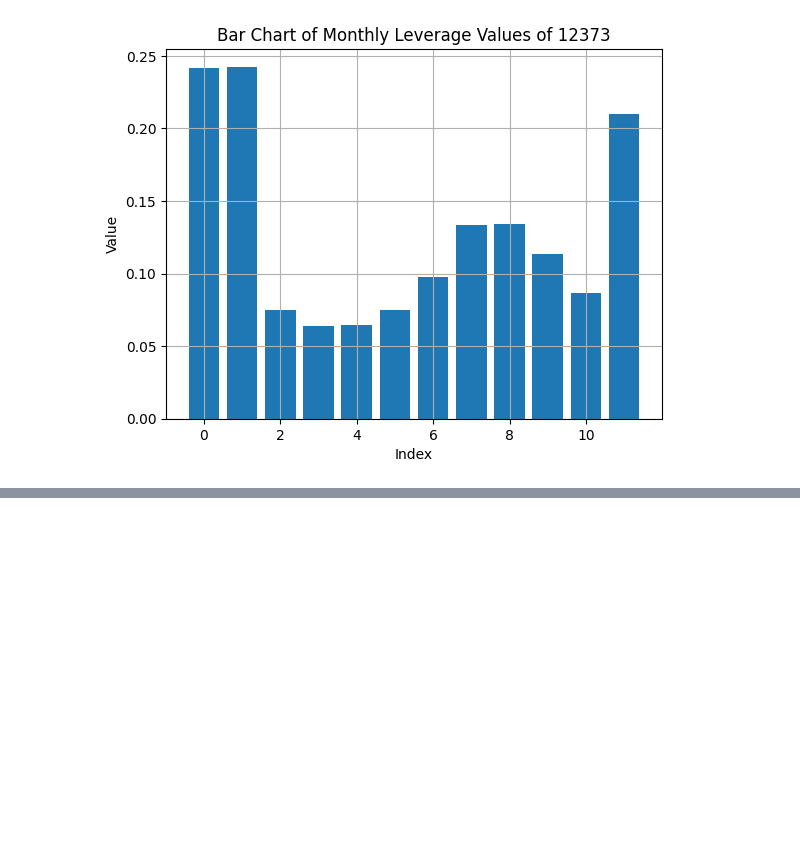
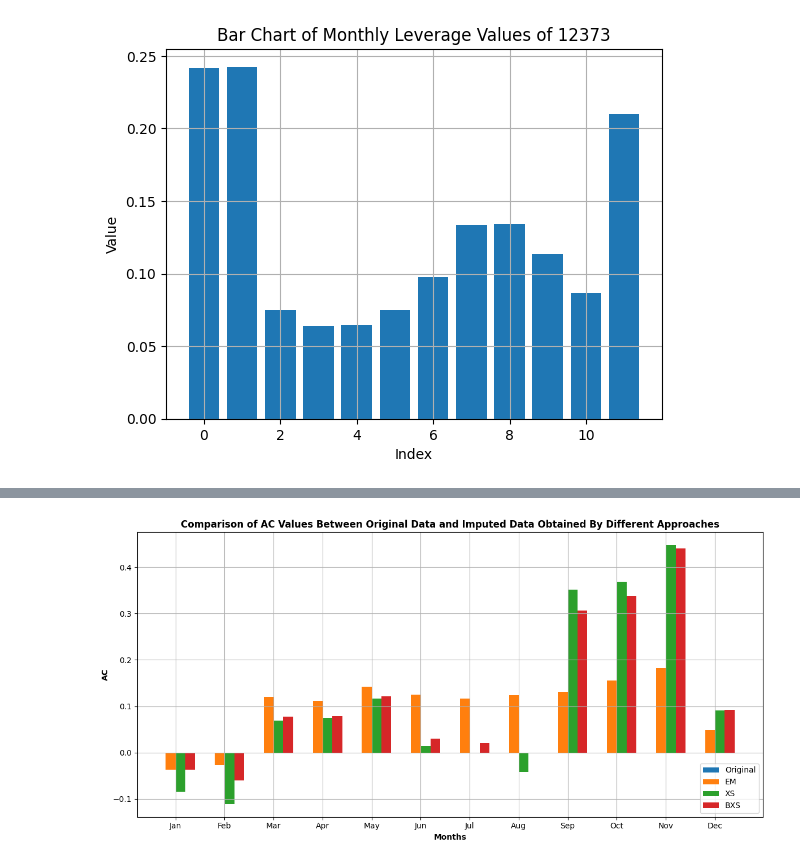
Before and after one commit to kennybix/Data-Imputation-in-Panel-Data, a Jupyter notebook: example.ipynb, the cells around one changed output, grey strips where cells are left out. Saved outputs shown, nothing was run; the diff lists cells and outputs as text; code cells hidden in the pictures; blank space fills up the shorter version.

```diff
--- a/example.ipynb
+++ b/example.ipynb
@@ -532,0 +672,4 @@ plt.show()
+# %%
+plot_comparison('AC', asset_data, em_asset_data, xs_asset_data, bxs_asset_data)
+# %% [output]
+[figure, added]
```
Also changed, not shown: parts of 24 cells of this notebook, 8 other files.
